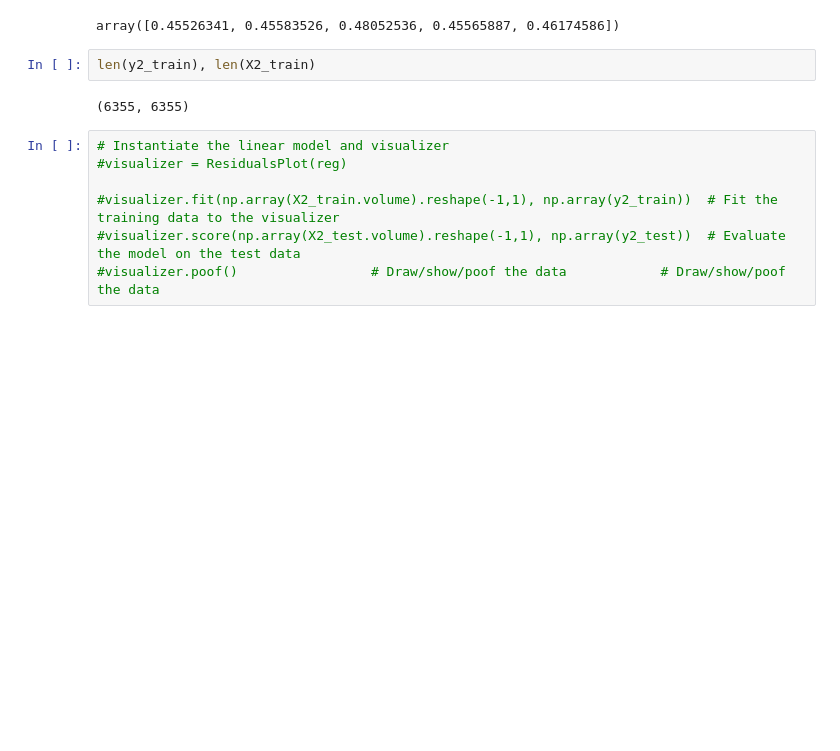
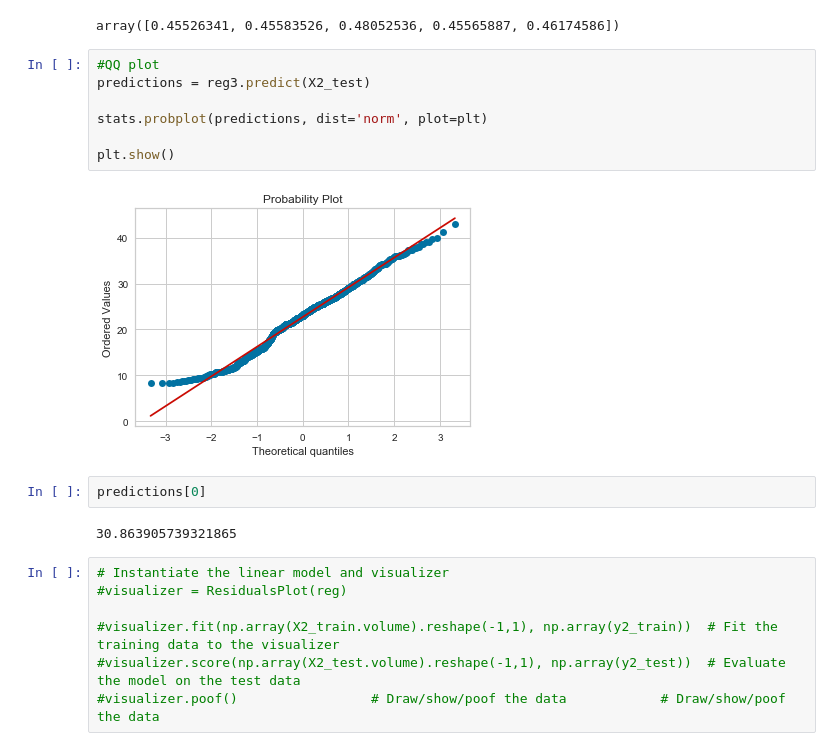
Before and after one commit to ghopping/Springboard_Capstone_1, a Jupyter notebook: GH_Capstone_1_regression.ipynb, the cells around one changed output. Cells and saved outputs as stored; diff of their text form; blank space fills up the shorter version.

```diff
--- a/GH_Capstone_1_regression.ipynb
+++ b/GH_Capstone_1_regression.ipynb
@@ -454,10 +477,19 @@ cv_results = cross_val_score(reg3, X2_train, y2_train, cv=5)
 cv_results
 # %% [output]
 array([0.45526341, 0.45583526, 0.48052536, 0.45565887, 0.46174586])
-# %%
-len(y2_train), len(X2_train)
-# %% [output]
-(6355, 6355)
+# %%
+#QQ plot
+predictions = reg3.predict(X2_test)
+
+stats.probplot(predictions, dist='norm', plot=plt)
+
+plt.show()
+# %% [output]
+[figure, added]
+# %%
+predictions[0]
+# %% [output]
+30.863905739321865
 # %%
 # Instantiate the linear model and visualizer
 #visualizer = ResidualsPlot(reg)
```
Also changed, not shown: parts of 8 cells of this notebook, 1 other file.
